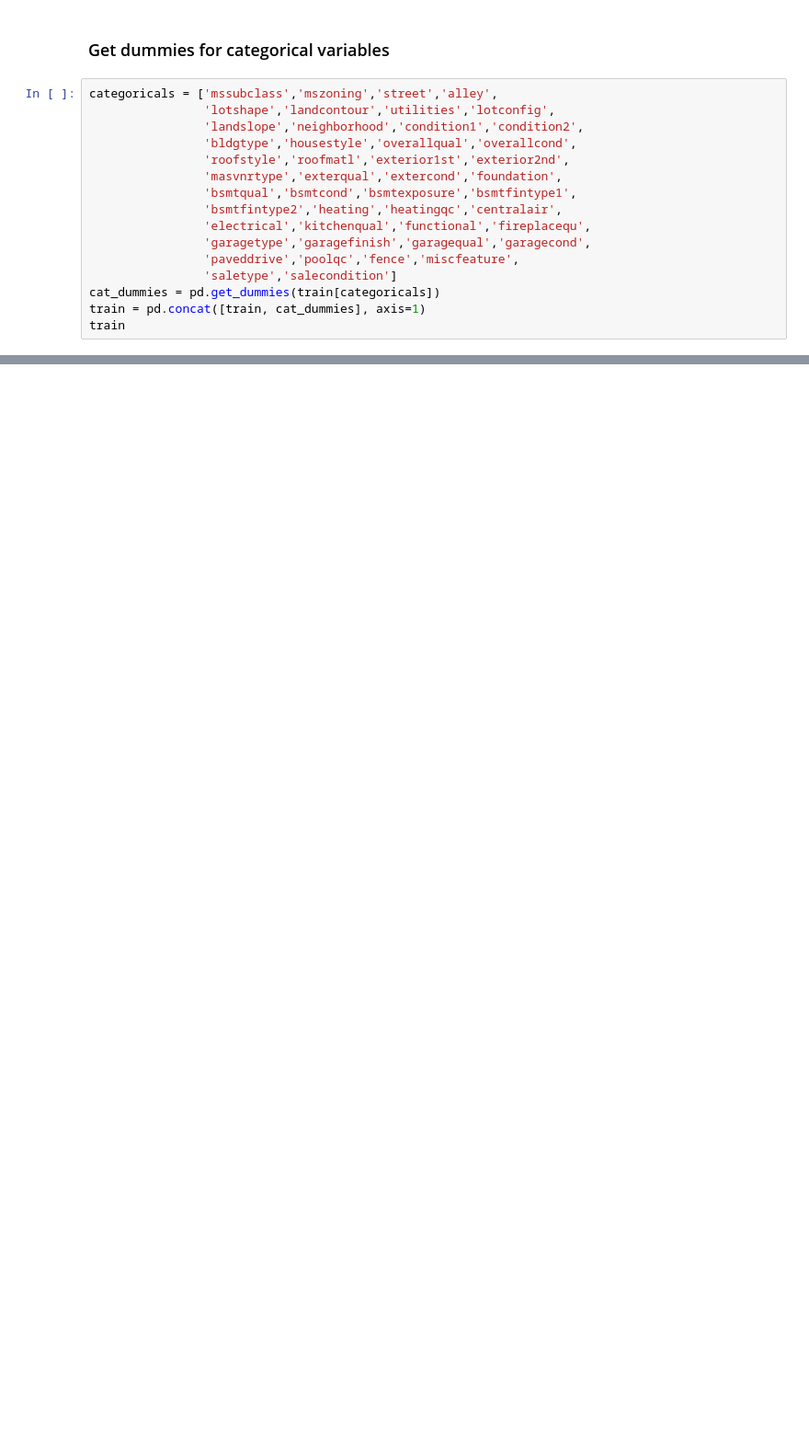
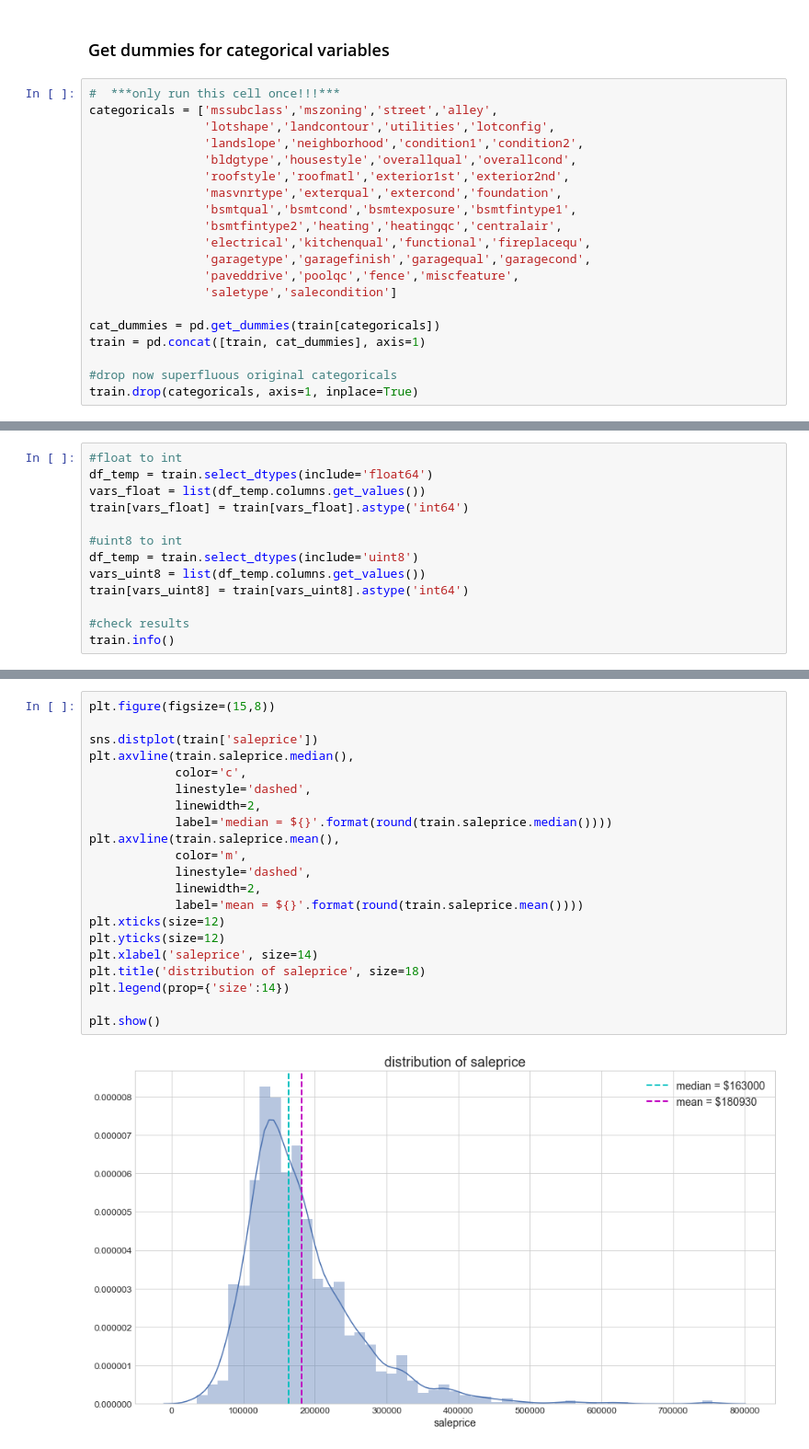
Before and after one commit to brianmcguckin/thinkful_unit_03_capstone, a Jupyter notebook: unit_03_capstone.ipynb, the cells around one changed output, grey strips where cells are left out. Shown at 92% size. Cells and saved outputs as stored; diff of their text form; blank space fills up the shorter version.

```diff
--- a/unit_03_capstone.ipynb
+++ b/unit_03_capstone.ipynb
@@ -208,6 +183,7 @@ train['lotfrontage'].fillna(0, inplace=True)
 # %% [markdown]
 ### Get dummies for categorical variables
 # %%
+#  ***only run this cell once!!!***
 categoricals = ['mssubclass','mszoning','street','alley',
                 'lotshape','landcontour','utilities','lotconfig',
                 'landslope','neighborhood','condition1','condition2',
@@ -220,6 +196,9 @@ categoricals = ['mssubclass','mszoning','street','alley',
                 'garagetype','garagefinish','garagequal','garagecond',
                 'paveddrive','poolqc','fence','miscfeature',
                 'saletype','salecondition']
+
 cat_dummies = pd.get_dummies(train[categoricals])
 train = pd.concat([train, cat_dummies], axis=1)
-train
+
+#drop now superfluous original categoricals
+train.drop(categoricals, axis=1, inplace=True)
@@ -246,0 +213,13 @@ train
+# %%
+#float to int
+df_temp = train.select_dtypes(include='float64')
+vars_float = list(df_temp.columns.get_values())
+train[vars_float] = train[vars_float].astype('int64')
+
+#uint8 to int
+df_temp = train.select_dtypes(include='uint8')
+vars_uint8 = list(df_temp.columns.get_values())
+train[vars_uint8] = train[vars_uint8].astype('int64')
+
+#check results
+train.info()
@@ -246,0 +236,23 @@ train
+# %%
+plt.figure(figsize=(15,8))
+
+sns.distplot(train['saleprice'])
+plt.axvline(train.saleprice.median(),
+            color='c',
+            linestyle='dashed',
+            linewidth=2,
+            label='median = ${}'.format(round(train.saleprice.median())))
+plt.axvline(train.saleprice.mean(),
+            color='m',
+            linestyle='dashed',
+            linewidth=2,
+            label='mean = ${}'.format(round(train.saleprice.mean())))
+plt.xticks(size=12)
+plt.yticks(size=12)
+plt.xlabel('saleprice', size=14)
+plt.title('distribution of saleprice', size=18)
+plt.legend(prop={'size':14})
+
+plt.show()
+# %% [output]
+[figure, added]
```
Also changed, not shown: parts of 21 cells of this notebook.
